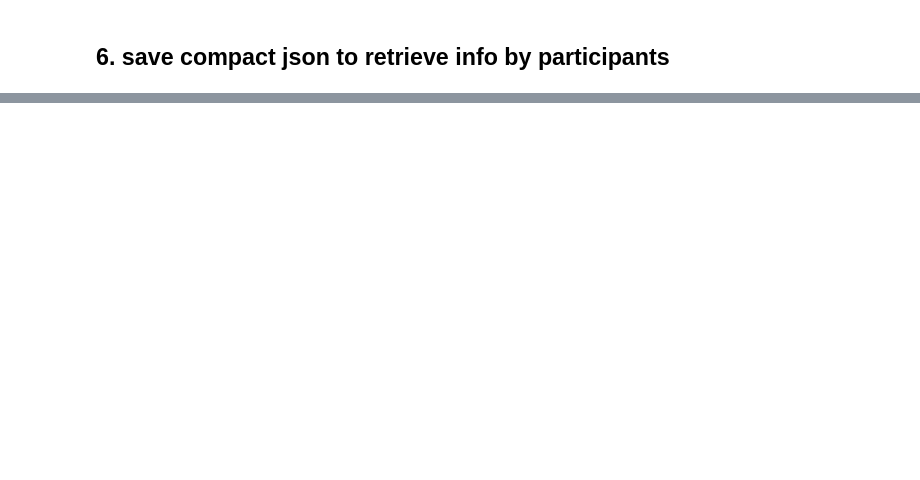
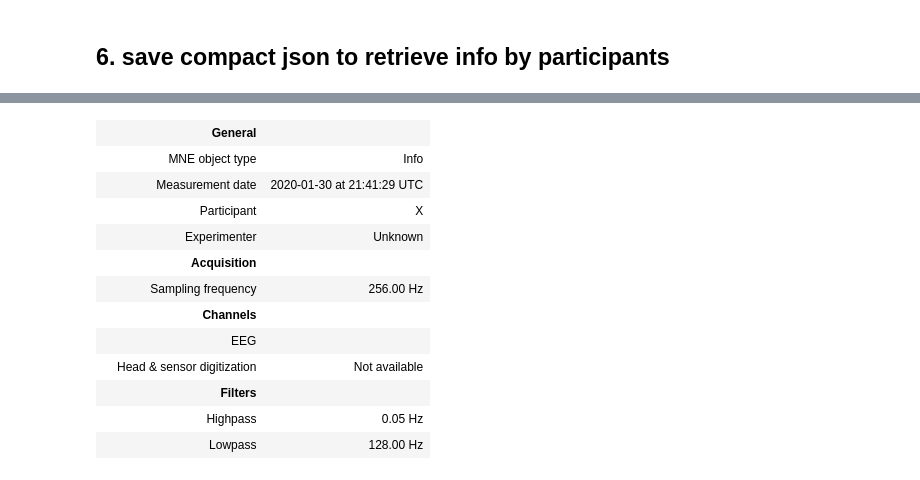
Before and after one commit to YvanNed/Inspect_EDF, a Jupyter notebook: tools/select&remap_channels_edf.ipynb, the cells around one changed output, grey strips where cells are left out. Cells and saved outputs as stored; diff of their text form; code cells hidden in the pictures; blank space fills up the shorter version.

Commit message:
small fix and added a widget to preview and save the output dict

```diff
--- a/tools/select&remap_channels_edf.ipynb
+++ b/tools/select&remap_channels_edf.ipynb
@@ -1204,7 +1262,10 @@ print(f"\n✅ Saved: {out_json}")
 # %%
 # ---- Optional helper to apply plan to an MNE Raw ----
+import mne
+
 config_dict = json.loads(Path("C:/Users/yvan.nedelec/OneDrive - ICM/Documents/RE_yvan/projects/noemie_rescue/data/config_param/remap_reref_persubject.json").read_text())
 raw_fn = '/Users/yvan.nedelec/OneDrive - ICM/Documents/RE_yvan/projects/noemie_rescue\\data\\10_N1.edf'
+
 def apply_select_remap_reref(raw_fn, config_dict):
     """
     load edf file as mne raw object with a predefined list of selected channels, remap the channels labels and re-reference if needed.
@@ -1216,18 +1277,20 @@ def apply_select_remap_reref(raw_fn, config_dict):
 
     selected_channels = list(sub_config["remap"].keys())
 
-    raw = mne.io.read_raw_edf(file, preload=True, encoding="latin-1", include=selected_channels)
+    raw = mne.io.read_raw_edf(raw_fn, preload=True, encoding="latin-1", include=selected_channels)
 
     # remap channels (based on the generated dict from jupy notebook):
-    raw.rename_channels(sub_config["remap"])
+    remap_raw = raw.copy().rename_channels(sub_config["remap"])
 
     # set eeg reference
     if  sub_config["ref_channels"] != 'average':
-        raw.set_eeg_reference(ref_channels = sub_config["ref_channels"])
+        remap_raw.set_eeg_reference(ref_channels = sub_config["ref_channels"])
         # get rid of the ref
-        raw.drop_channels(sub_config["ref_channels"])
+        remap_raw.drop_channels(sub_config["ref_channels"])
     else:
-        raw.set_eeg_reference(ref_channels = sub_config["ref_channels"])
+        remap_raw.set_eeg_reference(ref_channels = sub_config["ref_channels"])
 
     # Fallback: do nothing if unknown
-    return raw
+    return raw, remap_raw
+
+raw, remap_raw = apply_select_remap_reref(raw_fn, config_dict)
@@ -1233,0 +1305,16 @@ def apply_select_remap_reref(raw_fn, config_dict):
+# %%
+raw.info
+# %% [output]
+|  | General |  |
+|  | MNE object type | Info |
+|  | Measurement date | 2020-01-30 at 21:41:29 UTC |
+|  | Participant | X |
+|  | Experimenter | Unknown |
+|  | Acquisition |  |
+|  | Sampling frequency | 256.00 Hz |
+|  | Channels |  |
+|  | EEG |  |
+|  | Head & sensor digitization | Not available |
+|  | Filters |  |
+|  | Highpass | 0.05 Hz |
+|  | Lowpass | 128.00 Hz |
```
Also changed, not shown: parts of 9 cells of this notebook.
